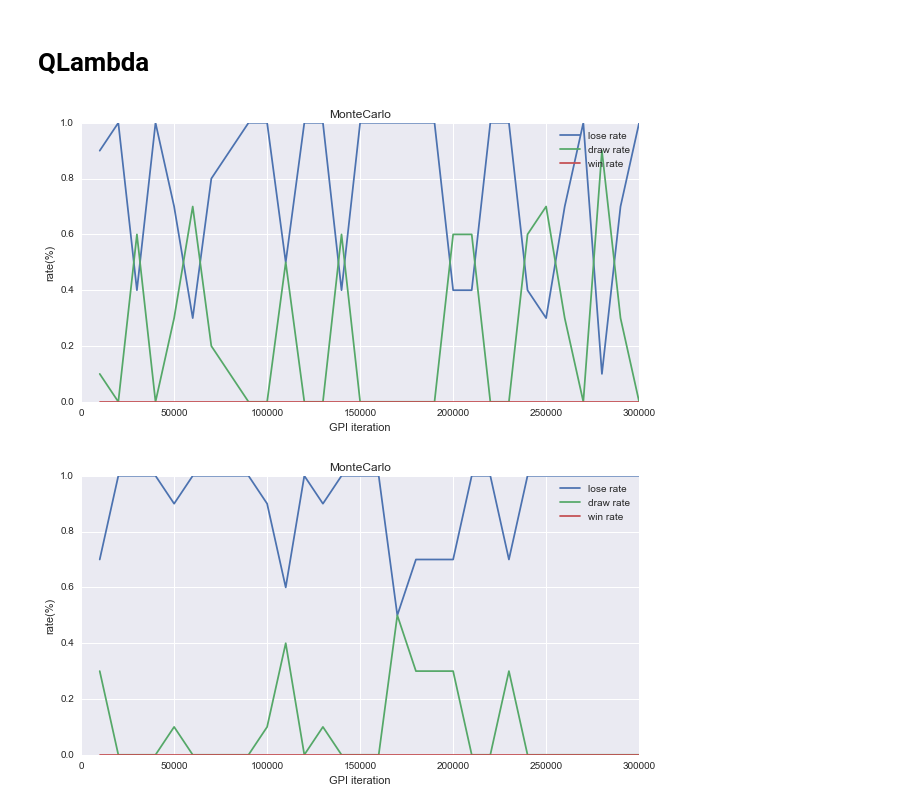
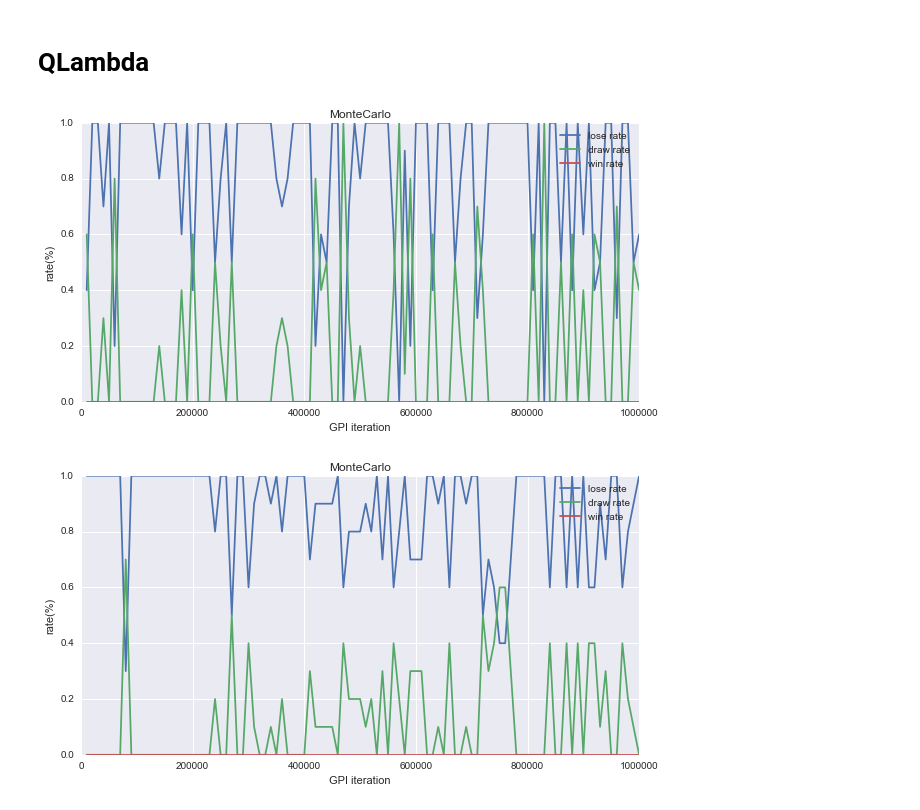
Before and after one commit to ishikota/kyoka, a Jupyter notebook: sample/ticktacktoe/notebook/ticktacktoe_performance_test.ipynb, the cells around one changed output. Drawn from its saved outputs; the diff is of its cells as text; code cells hidden in the pictures.

```diff
--- a/sample/ticktacktoe/notebook/ticktacktoe_performance_test.ipynb
+++ b/sample/ticktacktoe/notebook/ticktacktoe_performance_test.ipynb
@@ -166,16 +159,16 @@ visualize_test_result(performance_test_result)
 # %% [markdown]
 # QLambda
 # %%
-TEST_LENGTH = 300000
+TEST_LENGTH = 1000000
 EPSILON = 0.3
 performance_test_result = run_performance_test(QLambda(alpha=0.1, gamma=0.7), epsilon=EPSILON, test_length=TEST_LENGTH)
 visualize_test_result(performance_test_result)
 # %% [output]
-[figure, old version]
+[figure, new version]
 # %%
-TEST_LENGTH = 300000
+TEST_LENGTH = 1000000
 EPSILON = 0.7
 performance_test_result = run_performance_test(QLambda(alpha=0.1, gamma=0.7), epsilon=EPSILON, test_length=TEST_LENGTH)
 visualize_test_result(performance_test_result)
 # %% [output]
-[figure, old version]
+[figure, new version]
```
Also changed, not shown: parts of 10 cells of this notebook.
